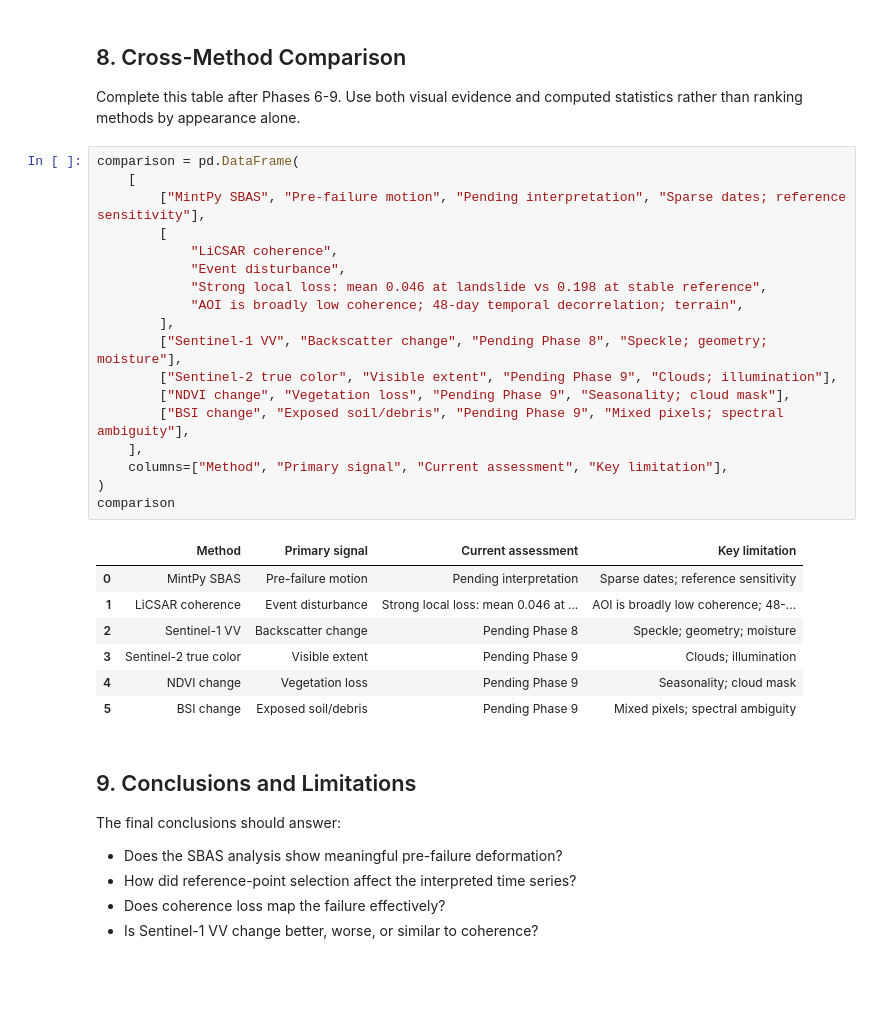
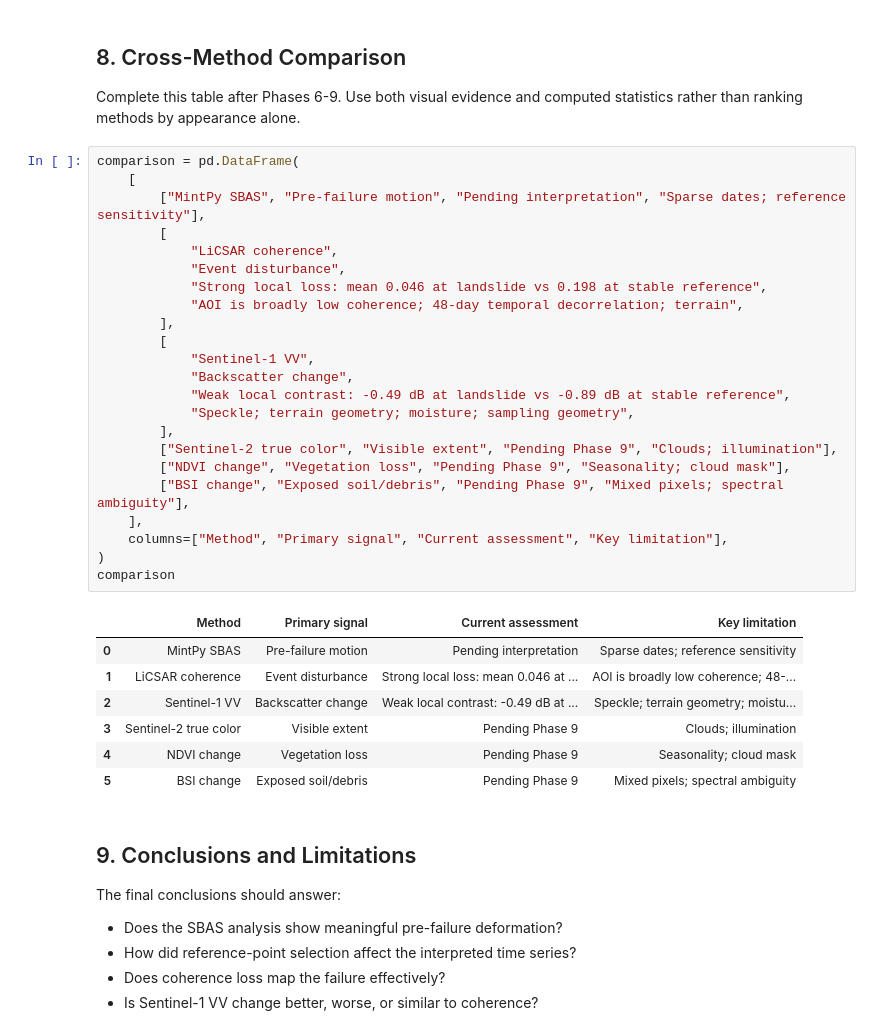
Before and after one commit to mloopa/eolabs, a Jupyter notebook: SAR_Lab_7/SAR_Lab_7_analysis.ipynb, the cells around one changed output. Drawn from its saved outputs; the diff is of its cells as text; blank space fills up the shorter version.

```diff
--- a/SAR_Lab_7/SAR_Lab_7_analysis.ipynb
+++ b/SAR_Lab_7/SAR_Lab_7_analysis.ipynb
@@ -863,26 +985,31 @@ computed statistics rather than ranking methods by appearance alone.
 # %%
 comparison = pd.DataFrame(
     [
         ["MintPy SBAS", "Pre-failure motion", "Pending interpretation", "Sparse dates; reference sensitivity"],
         [
             "LiCSAR coherence",
             "Event disturbance",
             "Strong local loss: mean 0.046 at landslide vs 0.198 at stable reference",
             "AOI is broadly low coherence; 48-day temporal decorrelation; terrain",
         ],
-        ["Sentinel-1 VV", "Backscatter change", "Pending Phase 8", "Speckle; geometry; moisture"],
+        [
+            "Sentinel-1 VV",
+            "Backscatter change",
+            "Weak local contrast: -0.49 dB at landslide vs -0.89 dB at stable reference",
+            "Speckle; terrain geometry; moisture; sampling geometry",
+        ],
         ["Sentinel-2 true color", "Visible extent", "Pending Phase 9", "Clouds; illumination"],
         ["NDVI change", "Vegetation loss", "Pending Phase 9", "Seasonality; cloud mask"],
         ["BSI change", "Exposed soil/debris", "Pending Phase 9", "Mixed pixels; spectral ambiguity"],
     ],
     columns=["Method", "Primary signal", "Current assessment", "Key limitation"],
 )
 comparison
 # %% [output]
 |  | Method | Primary signal | Current assessment | Key limitation |
 | 0 | MintPy SBAS | Pre-failure motion | Pending interpretation | Sparse dates; reference sensitivity |
 | 1 | LiCSAR coherence | Event disturbance | Strong local loss: mean 0.046 at ... | AOI is broadly low coherence; 48-... |
-| 2 | Sentinel-1 VV | Backscatter change | Pending Phase 8 | Speckle; geometry; moisture |
+| 2 | Sentinel-1 VV | Backscatter change | Weak local contrast: -0.49 dB at ... | Speckle; terrain geometry; moistu... |
 | 3 | Sentinel-2 true color | Visible extent | Pending Phase 9 | Clouds; illumination |
 | 4 | NDVI change | Vegetation loss | Pending Phase 9 | Seasonality; cloud mask |
 | 5 | BSI change | Exposed soil/debris | Pending Phase 9 | Mixed pixels; spectral ambiguity |
```
Also changed, not shown: parts of 6 cells of this notebook, 3 other files.
